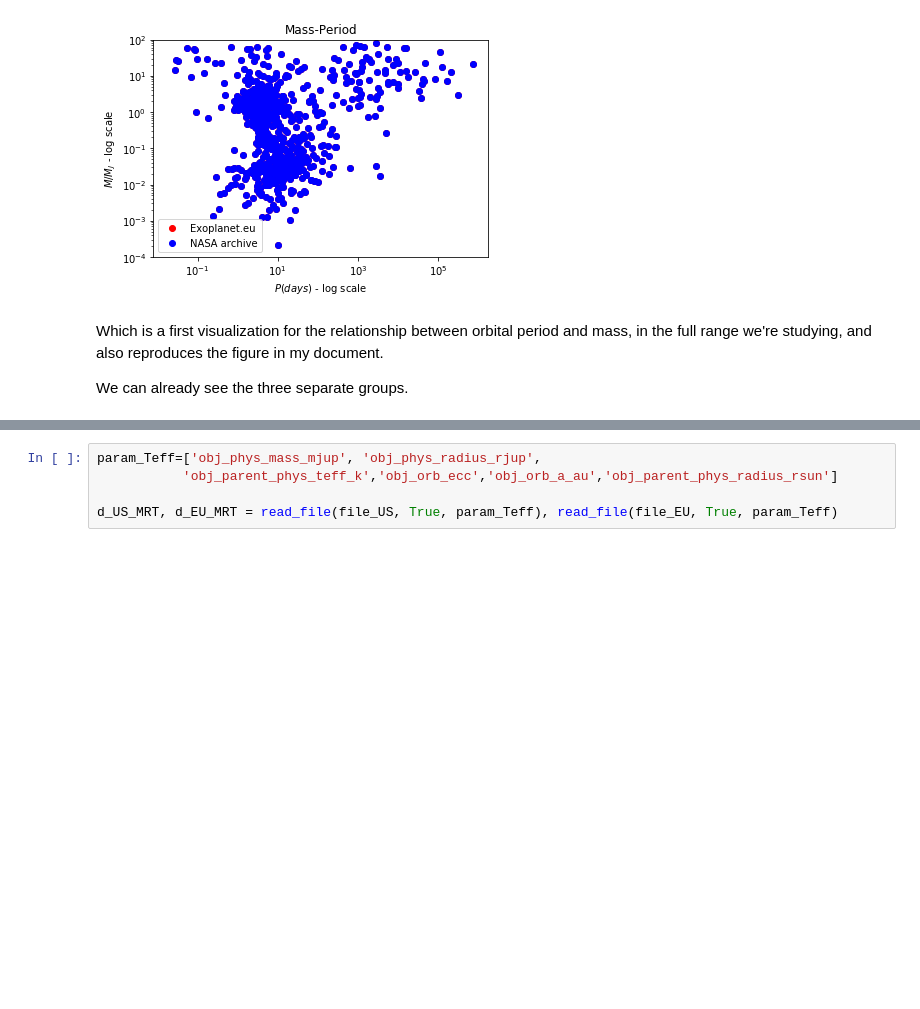
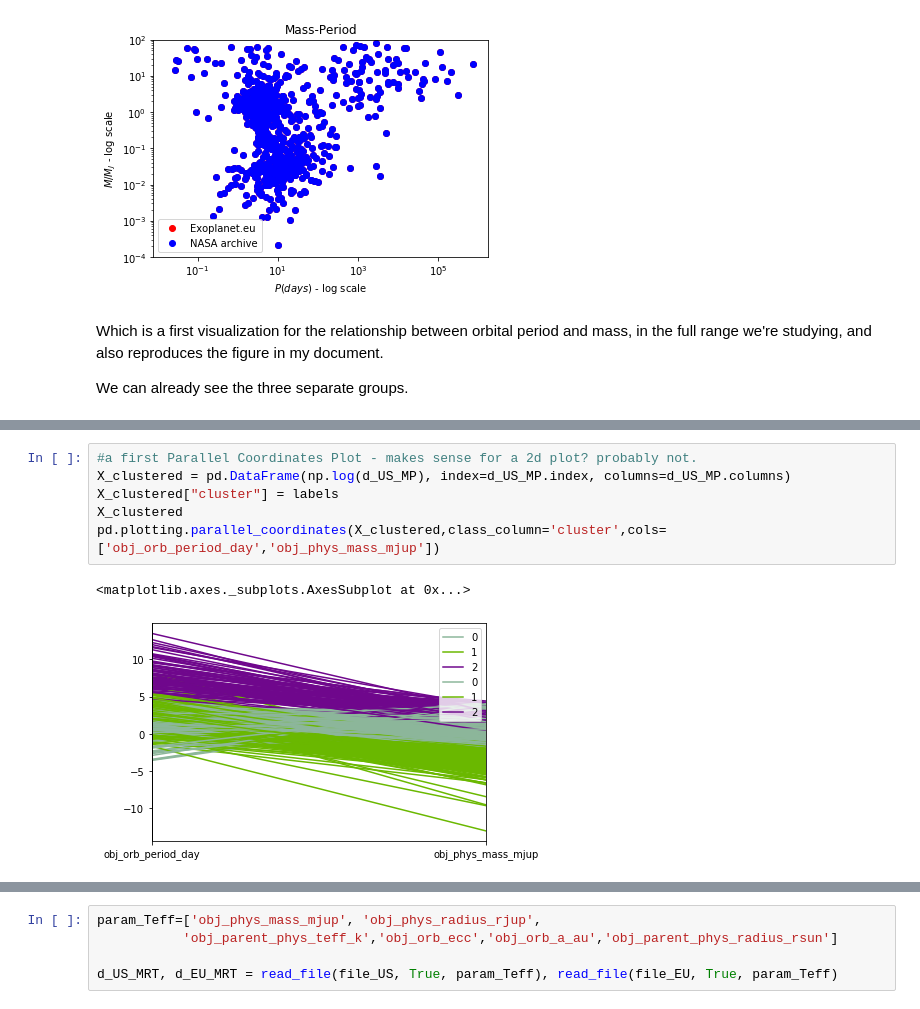
Before and after one commit to anaclb/exoplanets, a Jupyter notebook: read_file.ipynb, the cells around one changed output, grey strips where cells are left out. Drawn from its saved outputs; the diff is of its cells as text; blank space fills up the shorter version.

Commit message:
first clusters

```diff
--- a/read_file.ipynb
+++ b/read_file.ipynb
@@ -121,0 +144,9 @@ Using a log scale, the three groups are easily found.
+# %%
+#a first Parallel Coordinates Plot - makes sense for a 2d plot? probably not.
+X_clustered = pd.DataFrame(np.log(d_US_MP), index=d_US_MP.index, columns=d_US_MP.columns)
+X_clustered["cluster"] = labels
+X_clustered
+pd.plotting.parallel_coordinates(X_clustered,class_column='cluster',cols=['obj_orb_period_day','obj_phys_mass_mjup'])
+# %% [output]
+<matplotlib.axes._subplots.AxesSubplot at 0x...>
+[figure, added]
```
Also changed, not shown: parts of 11 cells of this notebook, 1 other file.
